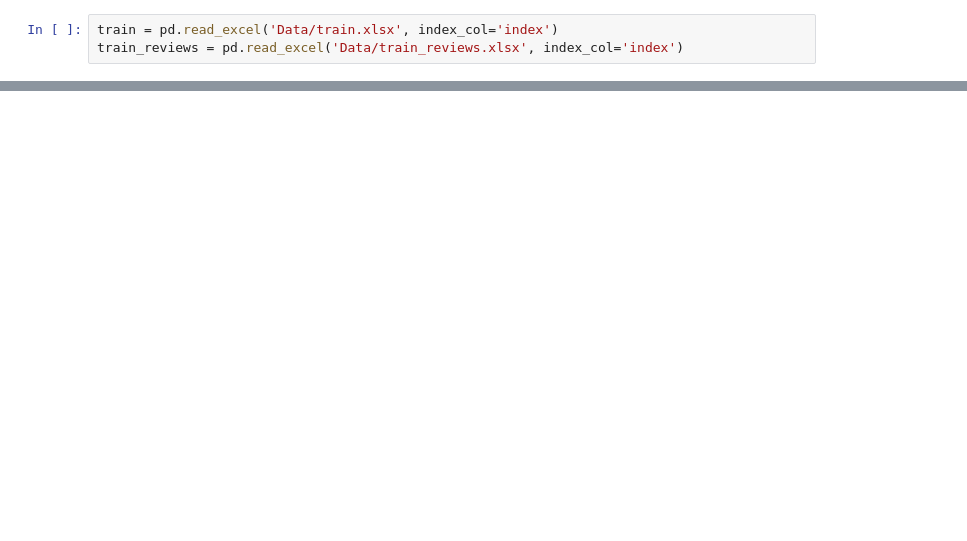
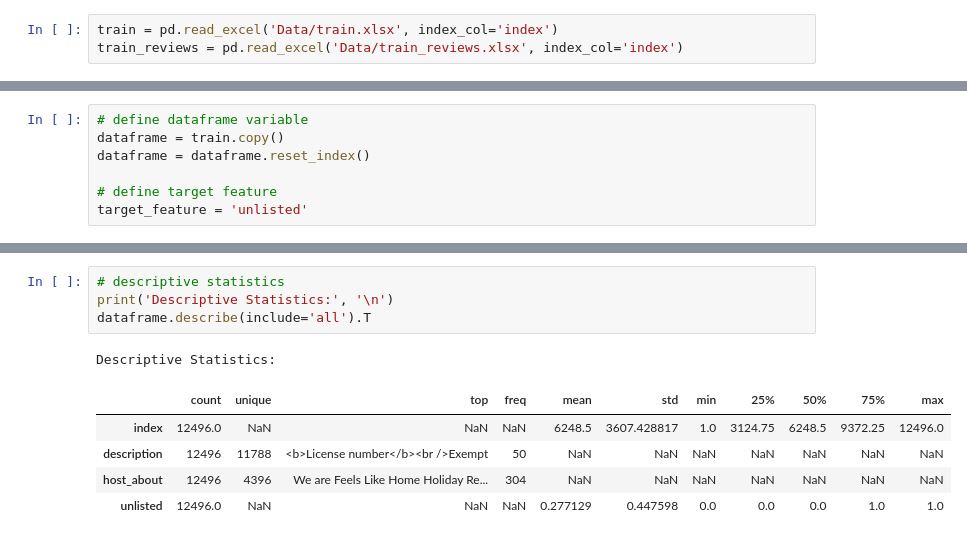
Before and after one commit to dropthedave/TextMiningAirbnbNOVA, a Jupyter notebook: Notebook_Lukas.ipynb, the cells around one changed output, grey strips where cells are left out. Saved outputs shown, nothing was run; the diff lists cells and outputs as text; blank space fills up the shorter version.

```diff
--- a/Notebook_Lukas.ipynb
+++ b/Notebook_Lukas.ipynb
@@ -14,0 +41,7 @@ train_reviews = pd.read_excel('Data/train_reviews.xlsx', index_col='index')
+# %%
+# define dataframe variable
+dataframe = train.copy()
+dataframe = dataframe.reset_index()
+
+# define target feature
+target_feature = 'unlisted'
@@ -14,0 +94,11 @@ train_reviews = pd.read_excel('Data/train_reviews.xlsx', index_col='index')
+# %%
+# descriptive statistics
+print('Descriptive Statistics:', '\n')
+dataframe.describe(include='all').T
+# %% [output]
+Descriptive Statistics:
+|  | count | unique | top | freq | mean | std | min | 25% | 50% | 75% | max |
+| index | 12496.0 | NaN | NaN | NaN | 6248.5 | 3607.428817 | 1.0 | 3124.75 | 6248.5 | 9372.25 | 12496.0 |
+| description | 12496 | 11788 | <b>License number</b><br />Exempt | 50 | NaN | NaN | NaN | NaN | NaN | NaN | NaN |
+| host_about | 12496 | 4396 | We are Feels Like Home Holiday Re... | 304 | NaN | NaN | NaN | NaN | NaN | NaN | NaN |
+| unlisted | 12496.0 | NaN | NaN | NaN | 0.277129 | 0.447598 | 0.0 | 0.0 | 0.0 | 1.0 | 1.0 |
```
Also changed, not shown: parts of 26 cells of this notebook.
